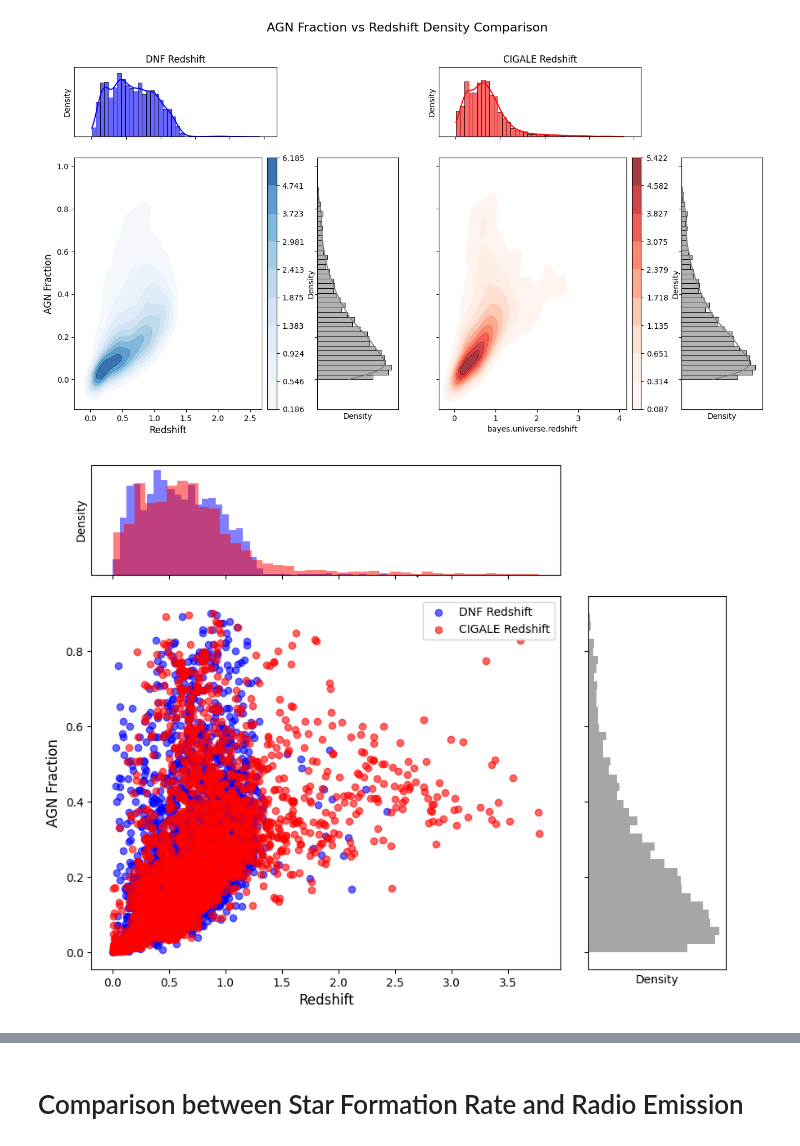
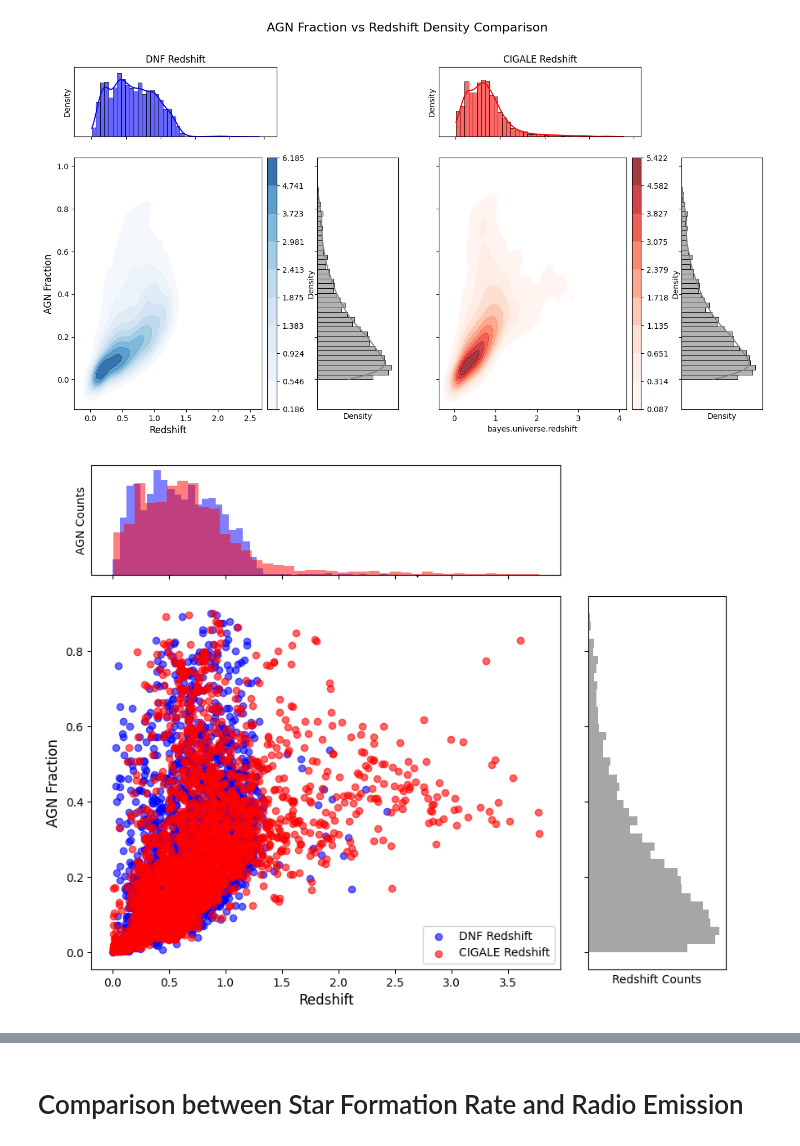
Before and after one commit to theWebTardigrade/fundamental-properties-of-EMU-radio-sources, a Jupyter notebook: code/8_CIGALE_results_EMU.ipynb, the cells around one changed output, grey strips where cells are left out. Drawn from its saved outputs; the diff is of its cells as text; code cells hidden in the pictures.

```diff
--- a/code/8_CIGALE_results_EMU.ipynb
+++ b/code/8_CIGALE_results_EMU.ipynb
@@ -842,39 +828,39 @@ top_ax.hist(
     alpha=0.5,
     density=True
 )
-top_ax.set_ylabel('Density')
+top_ax.set_ylabel('AGN Counts')
 top_ax.set_yticks([])  # Hide y ticks
 
 # Right histogram (AGN fraction distribution)
 right_ax.hist(
     catalog_pd['bayes.agn.fracAGN'],
     bins=40,
     color='grey',
     alpha=0.7,
     orientation='horizontal',
     density=True
 )
-right_ax.set_xlabel('Density')
+right_ax.set_xlabel('Redshift Counts')
 right_ax.set_xticks([])  # Hide x ticks
 
 # Customize main plot
 main_ax.set_xlabel('Redshift', fontsize=12)
 main_ax.set_ylabel('AGN Fraction', fontsize=12)
 main_ax.set_title('AGN Fraction vs Redshift Comparison', fontsize=14, pad=20)
 
 # Add legend inside main plot
 main_ax.legend(
-    loc='upper right',
+    loc='lower right',
     frameon=True,
     framealpha=0.9,
     fontsize=10
 )
 
 # Clean up appearance
 plt.setp(top_ax.get_xticklabels(), visible=False)  # Hide x ticks on top hist
 plt.setp(right_ax.get_yticklabels(), visible=False)  # Hide y ticks on right hist
 
 plt.tight_layout()
 plt.show()
 # %% [output]
-[figure, old version]
+[figure, new version]
```
Also changed, not shown: parts of 11 cells of this notebook, 1 other file.
